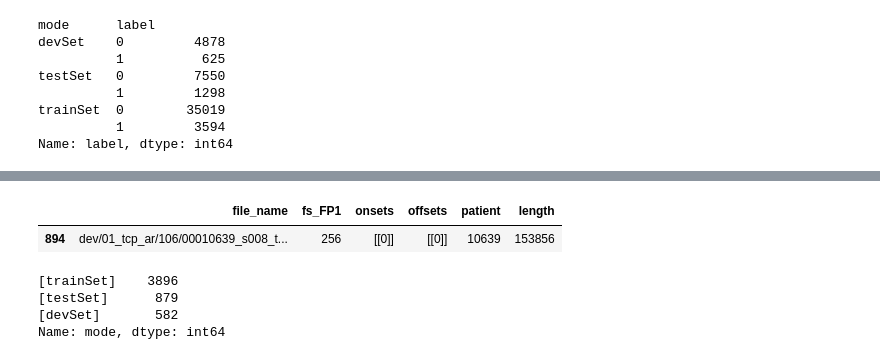
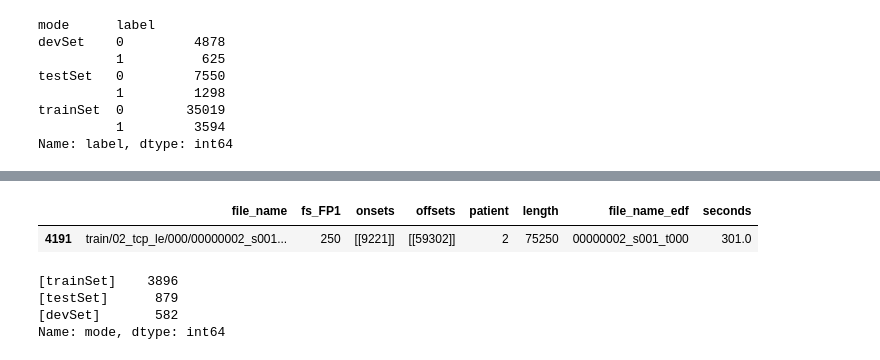
Before and after one commit to esl-epfl/FETCH, a Jupyter notebook: TUSZ_process.ipynb, the cells around one changed output, grey strips where cells are left out. Drawn from its saved outputs; the diff is of its cells as text; code cells hidden in the pictures.

Commit message:
add the matching code for the pre-training idea

```diff
--- a/TUSZ_process.ipynb
+++ b/TUSZ_process.ipynb
@@ -401,8 +410,8 @@ Name: file_index, Length: 879, dtype: int64
 # %%
-df_tusz[df_tusz['file_name'].apply(lambda x: '00010639_s008_t003' in x)]
+df_tusz[df_tusz['file_name'].apply(lambda x: '000002_s001_t000.edf' in x)]
 # %% [output]
-|  | file_name | fs_FP1 | onsets | offsets | patient | length |
-| 894 | dev/01_tcp_ar/106/00010639_s008_t... | 256 | [[0]] | [[0]] | 10639 | 153856 |
+|  | file_name | fs_FP1 | onsets | offsets | patient | length | file_name_edf | seconds |
+| 4191 | train/02_tcp_le/000/00000002_s001... | 250 | [[9221]] | [[59302]] | 2 | 75250 | 00000002_s001_t000 | 301.0 |
 # %%
 unique_df = df_gnn.groupby('file_name')['mode'].unique().reset_index(name='mode')
 unique_df['mode'].value_counts()
```
Also changed, not shown: parts of 15 cells of this notebook, 2 other files.
